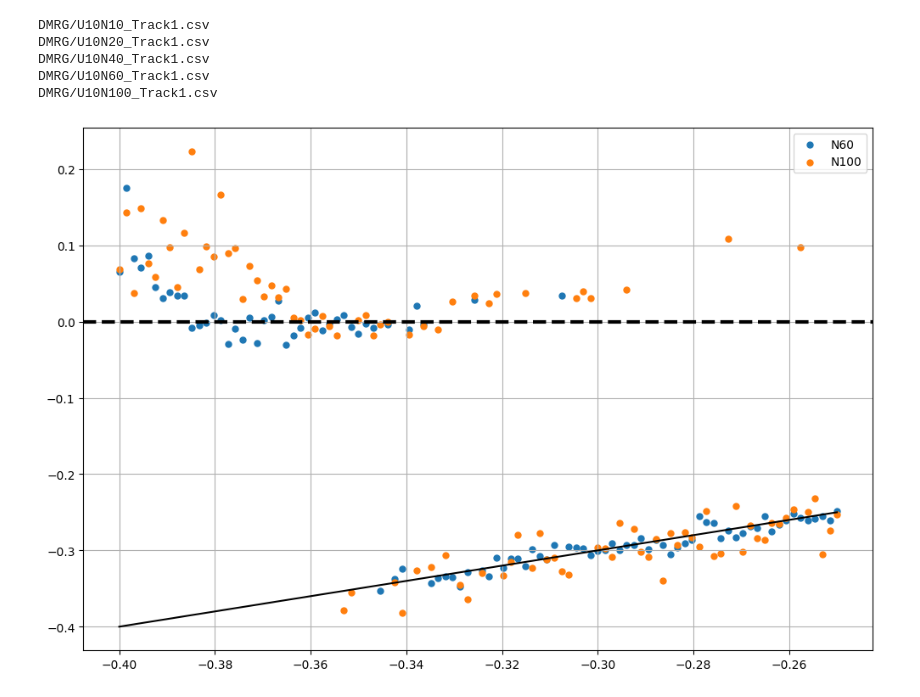
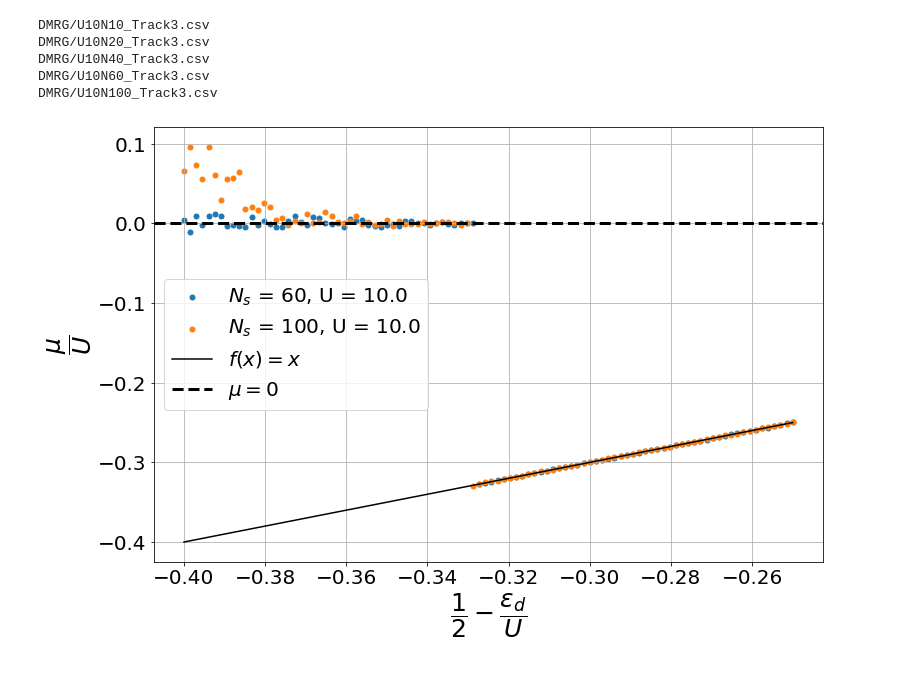
Before and after one commit to LuanSouzaSilva/IC_Chemical_Potential, a Jupyter notebook: IC_Chemical_Potential/Plota_Dados.ipynb, the cells around one changed output. Saved outputs shown, nothing was run; the diff lists cells and outputs as text; code cells hidden in the pictures.

```diff
--- a/IC_Chemical_Potential/Plota_Dados.ipynb
+++ b/IC_Chemical_Potential/Plota_Dados.ipynb
@@ -7,10 +8,23 @@ save_path = r'/home/luan/Documentos/figuras_pesquisa/IC_Chemical_Potential/'
 # %%
 fn = ['N10', 'N20', 'N40', 'N60', 'N100']
 fn_prefixo = 'DMRG/U10'
-fn_posfixo = '_Track1.csv'
+fn_posfixo = '_Track3.csv'
+
+Ns = np.array([10, 20, 40, 60, 100])
+d = ''
+for digito in fn_prefixo:
+    if digito.isnumeric() == True:
+        d += digito
+
+U = float(d)
 
 
 mus = []
+Egs = []
+Egsm2 = []
+Egsp2 = []
+Np = []
+xs = []
 for i in range(len(fn)):
     filenames = fn_prefixo + fn[i] + fn_posfixo
     print(filenames)
@@ -18,29 +32,49 @@ for i in range(len(fn)):
 
     x = np.array(df['Onsite_Energy'])
 
-    mu = np.array(df['Chemical_Potential'])
-    mus.append(mu)
+    xs.append(x)
 
-mus = np.array(mus)
+    mus.append(np.array(df['Chemical_Potential']))
+    Egs.append(np.array(df['E1']))
+    Egsm2.append(np.array(df['E1m2']))
+    Egsp2.append(np.array(df['E1p2']))
+    try:
+        Np.append(np.array(df['N_particles']))
+    except:
+        Np.append(np.array(df['Nparticles']))
+
+#mus = np.array(mus)
+#Egs = np.array(Egs)
+#Egsm2 = np.array(Egsm2)
+#Egsp2 = np.array(Egsp2)
+#Np = np.array(Np)
+#xs = np.array(xs)
 # %% [output]
-DMRG/U10N10_Track1.csv
-DMRG/U10N20_Track1.csv
-DMRG/U10N40_Track1.csv
-DMRG/U10N60_Track1.csv
-DMRG/U10N100_Track1.csv
+DMRG/U10N10_Track3.csv
+DMRG/U10N20_Track3.csv
+DMRG/U10N40_Track3.csv
+DMRG/U10N60_Track3.csv
+DMRG/U10N100_Track3.csv
 # %%
-fig = plt.figure(figsize = (12, 8))
+with plt.rc_context({'xtick.color':'black', 'ytick.color':'black', 'figure.facecolor':'white'}):
+    fig = plt.figure(figsize = (12, 8))
 
-for i in range(3, len(mus)):
-    plt.scatter(0.5-x/10, mus[i]/10, label = fn[i], s = 25)
+    for i in range(3, len(mus)):
+        plt.scatter(0.5-xs[i]/U, mus[i]/U, label = r'$N_s$ = ' + f'{Ns[i]}' + f', U = {U}', s = 25)
 
-plt.plot(0.5-x/10, 0.5-x/10, color = 'black')
-plt.axhline(y = 0, linestyle = 'dashed', c = 'black', linewidth = 3)
+    plt.plot(0.5-xs[i]/U, 0.5-xs[i]/U, color = 'black', label = r'$f(x) = x$')
+    plt.axhline(y = 0, linestyle = 'dashed', c = 'black', linewidth = 3, label = r'$\mu = 0$')
 
-plt.grid(visible = True)
+    plt.xlabel(r'$\dfrac{1}{2} - \dfrac{\epsilon_d}{U}$', fontsize = 25)
+    plt.ylabel(r'$\dfrac{\mu}{U}$', fontsize = 25)
+    plt.tick_params(labelsize = 20)
 
-plt.legend()
+    plt.grid(visible = True)
+
+    plt.legend(loc = 'center left', fontsize = 20)
+
+#plt.savefig(save_path + 'ChemPotNs60100U5.png', format = 'png', bbox_inches = 'tight')
 
 plt.show()
 # %% [output]
-[figure, old version]
+[figure, new version]
```
Also changed, not shown: parts of 13 cells of this notebook, 4 other files.
